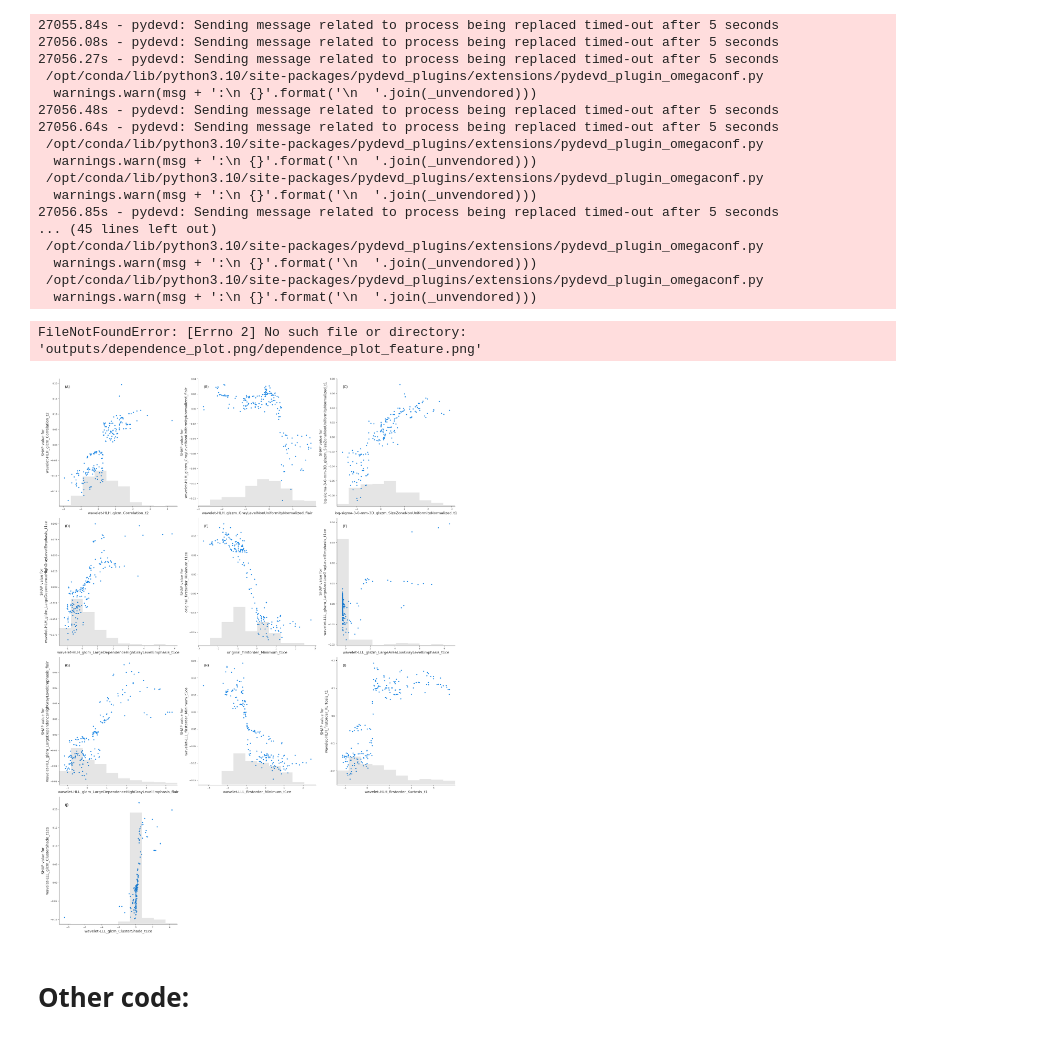
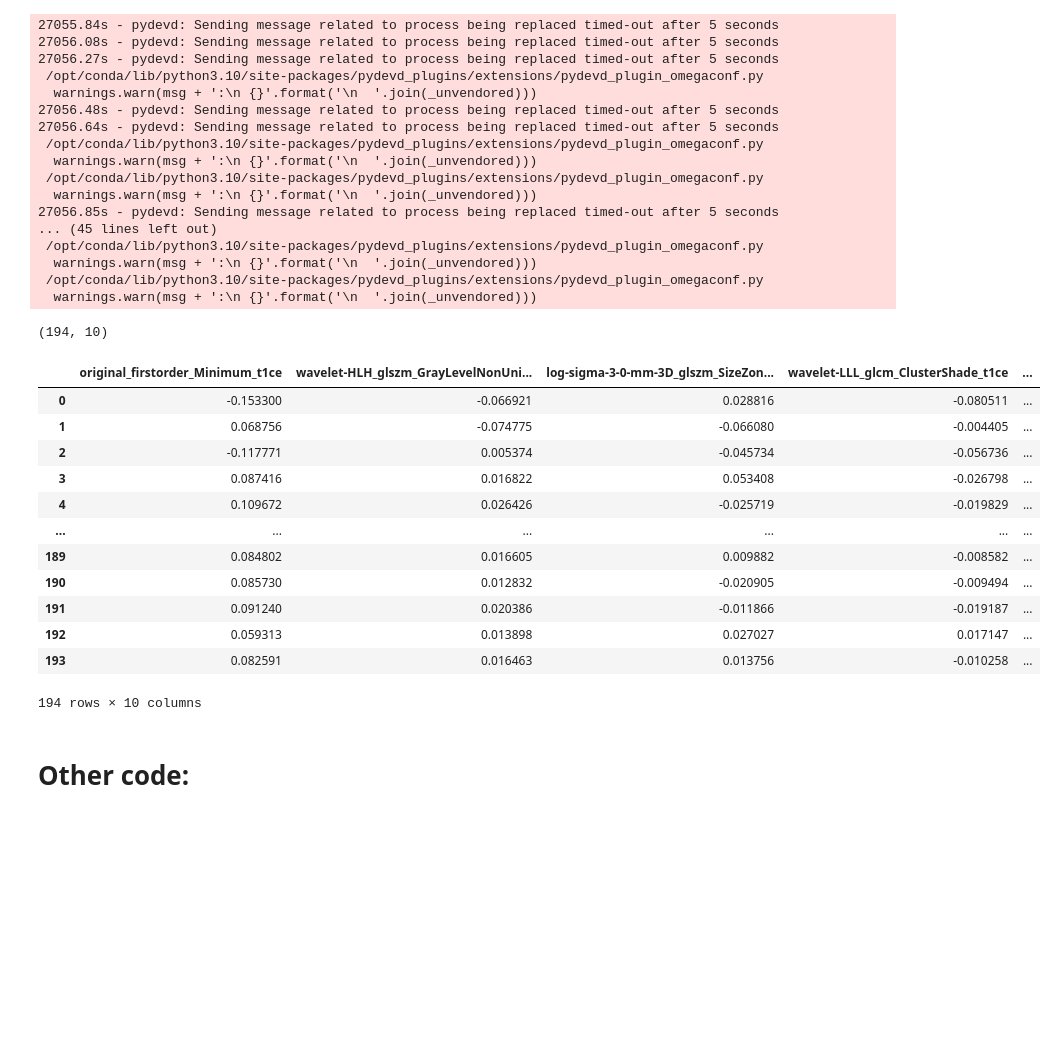
Before and after one commit to stephano41/radiomics_ai, a Jupyter notebook: notebooks/meningioma.ipynb, the cells around one changed output. Saved outputs shown, nothing was run; the diff lists cells and outputs as text; code cells hidden in the pictures; blank space fills up the shorter version.

```diff
--- a/notebooks/meningioma.ipynb
+++ b/notebooks/meningioma.ipynb
@@ -459,53 +459,31 @@ model1_shap_values, dataset_df, dataset_splits = get_shap_values(model1_run_id)
   warnings.warn(msg + ':\n {}'.format('\n  '.join(_unvendored)))
  /opt/conda/lib/python3.10/site-packages/pydevd_plugins/extensions/pydevd_plugin_omegaconf.py
   warnings.warn(msg + ':\n {}'.format('\n  '.join(_unvendored)))
-# %%
-import string
-
-def plot_dependence_scatter_plot(shap_values, n_features, save_dir=None, plots_per_row=3):
-    top_features_indices = np.mean(np.abs(shap_values.values), 0).argsort()
-    n_features = min(n_features, len(top_features_indices))
-
-    plots_per_row_ = min(plots_per_row, n_features)
-    num_rows = (n_features - 1) // plots_per_row_ + 1
-
-    fig, axes = plt.subplots(nrows=num_rows, ncols=plots_per_row_, figsize=(7*plots_per_row, 7*num_rows))
-
-    letters = iter(string.ascii_uppercase)
-
-    for idx in range(len(axes.flatten())):
-        row = idx // plots_per_row_
-        col_idx = idx % plots_per_row_
-
-        if len(axes.shape)==2:
-            selected_ax = axes[row, col_idx]
-        elif len(axes.shape)==1:
-            selected_ax = axes[col_idx]
-
-        if idx >= n_features:
-            fig.delaxes(selected_ax)
-            continue
-
-        shap.plots.scatter(shap_values[:, np.where(top_features_indices==idx)[0][0]], ax=selected_ax, show=False)
-
-        for label in (selected_ax.get_xticklabels() + selected_ax.get_yticklabels()):
-            label.set_fontsize(8)
-
-        letter = next(letters)
-        selected_ax.text(0.05, 0.95, f"({letter})", transform=selected_ax.transAxes, fontsize=12, va='top', ha='left')
-
-    plt.tight_layout()
-
-    if save_dir is not None:
-        fig.savefig(f"{save_dir}/dependence_plot_feature.png", dpi=1200)
-    else:
-        plt.show()
-    plt.close('all')
-
-plot_dependence_scatter_plot(model1_shap_values, 12, save_dir='outputs/')
-# %% [output]
-FileNotFoundError: [Errno 2] No such file or directory: 'outputs/dependence_plot.png/dependence_plot_feature.png'
-[figure, removed]
+# %%
+import pandas as pd
+
+
+pd.DataFrame(model1_shap_values.data, columns=model1_shap_values.feature_names)
+
+model1_shap_values.data.shape
+# %% [output]
+(194, 10)
+# %%
+pd.DataFrame(model1_shap_values.values, columns=model1_shap_values.feature_names)
+# %% [output]
+|  | original_firstorder_Minimum_t1ce | wavelet-HLH_glszm_GrayLevelNonUni... | log-sigma-3-0-mm-3D_glszm_SizeZon... | wavelet-LLL_glcm_ClusterShade_t1ce | ... |
+| 0 | -0.153300 | -0.066921 | 0.028816 | -0.080511 | ... |
+| 1 | 0.068756 | -0.074775 | -0.066080 | -0.004405 | ... |
+| 2 | -0.117771 | 0.005374 | -0.045734 | -0.056736 | ... |
+| 3 | 0.087416 | 0.016822 | 0.053408 | -0.026798 | ... |
+| 4 | 0.109672 | 0.026426 | -0.025719 | -0.019829 | ... |
+| ... | ... | ... | ... | ... | ... |
+| 189 | 0.084802 | 0.016605 | 0.009882 | -0.008582 | ... |
+| 190 | 0.085730 | 0.012832 | -0.020905 | -0.009494 | ... |
+| 191 | 0.091240 | 0.020386 | -0.011866 | -0.019187 | ... |
+| 192 | 0.059313 | 0.013898 | 0.027027 | 0.017147 | ... |
+| 193 | 0.082591 | 0.016463 | 0.013756 | -0.010258 | ... |
+194 rows × 10 columns
 # %% [markdown]
 # Other code:
 # %%
```
Also changed, not shown: 7 other files.
